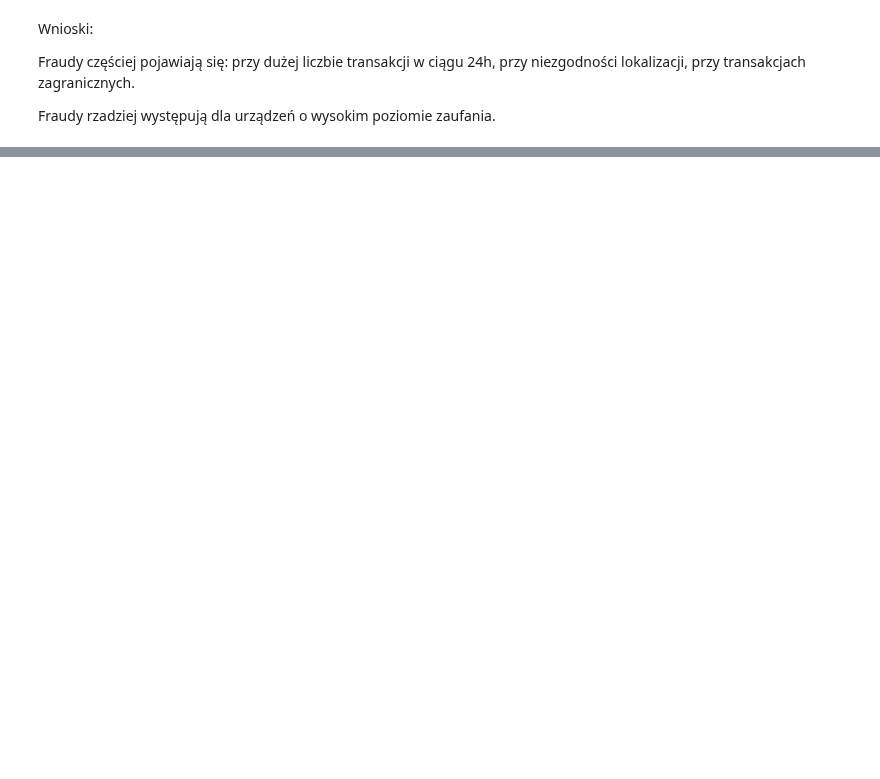
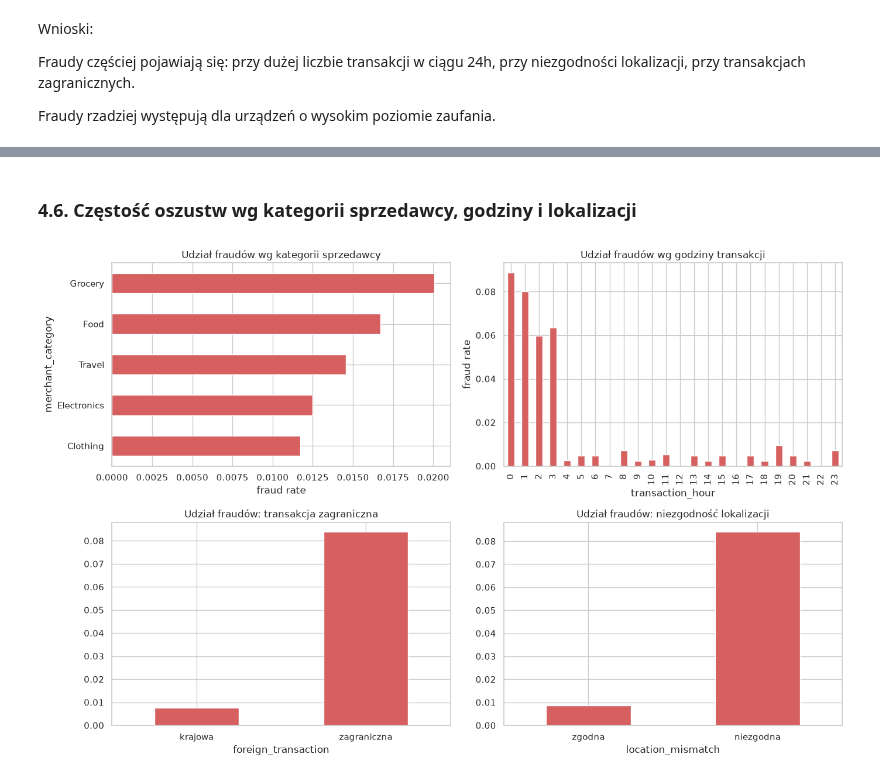
Before and after one commit to infoshareacademy/jdszr24-grupa-2, a Jupyter notebook: Ocean's_Four_Project.ipynb, the cells around one changed output, grey strips where cells are left out. Saved outputs shown, nothing was run; the diff lists cells and outputs as text; code cells hidden in the pictures; blank space fills up the shorter version.

```diff
--- a/Ocean's_Four_Project.ipynb
+++ b/Ocean's_Four_Project.ipynb
@@ -278,0 +307,29 @@ Fraudy rzadziej występują dla urządzeń o wysokim poziomie zaufania.
+# %% [markdown]
+### 4.6. Częstość oszustw wg kategorii sprzedawcy, godziny i lokalizacji
+# %%
+fig, axes = plt.subplots(2, 2, figsize=(14, 9))
+
+df.groupby("merchant_category")["is_fraud"].mean().sort_values().plot(
+    kind="barh", ax=axes[0, 0], color="#D65F5F")
+axes[0, 0].set_title("Udział fraudów wg kategorii sprzedawcy")
+axes[0, 0].set_xlabel("fraud rate")
+
+df.groupby("transaction_hour")["is_fraud"].mean().plot(
+    kind="bar", ax=axes[0, 1], color="#D65F5F")
+axes[0, 1].set_title("Udział fraudów wg godziny transakcji")
+axes[0, 1].set_ylabel("fraud rate")
+
+df.groupby("foreign_transaction")["is_fraud"].mean().plot(
+    kind="bar", ax=axes[1, 0], color="#D65F5F")
+axes[1, 0].set_title("Udział fraudów: transakcja zagraniczna")
+axes[1, 0].set_xticklabels(["krajowa", "zagraniczna"], rotation=0)
+
+df.groupby("location_mismatch")["is_fraud"].mean().plot(
+    kind="bar", ax=axes[1, 1], color="#D65F5F")
+axes[1, 1].set_title("Udział fraudów: niezgodność lokalizacji")
+axes[1, 1].set_xticklabels(["zgodna", "niezgodna"], rotation=0)
+
+plt.tight_layout()
+plt.show()
+# %% [output]
+[figure, added]
```
Also changed, not shown: parts of 49 cells of this notebook.
